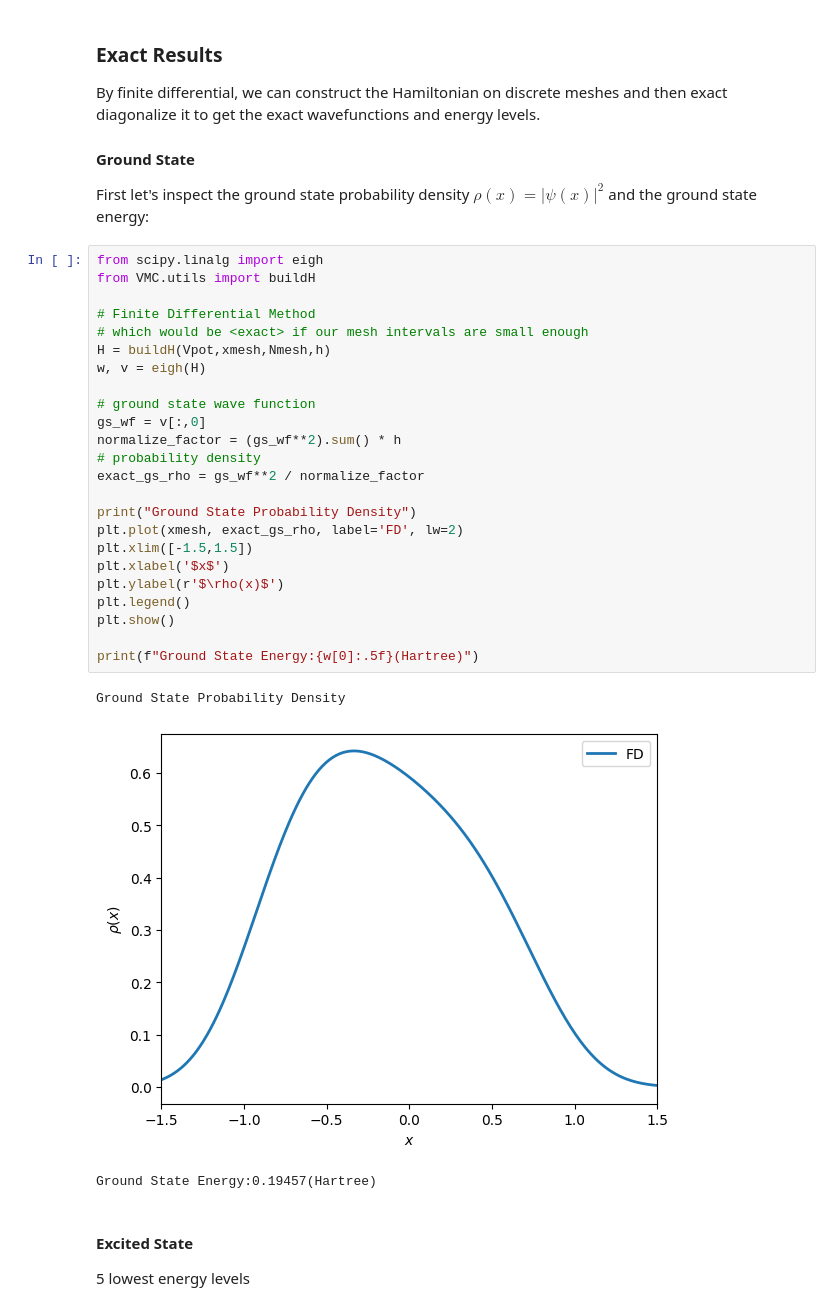
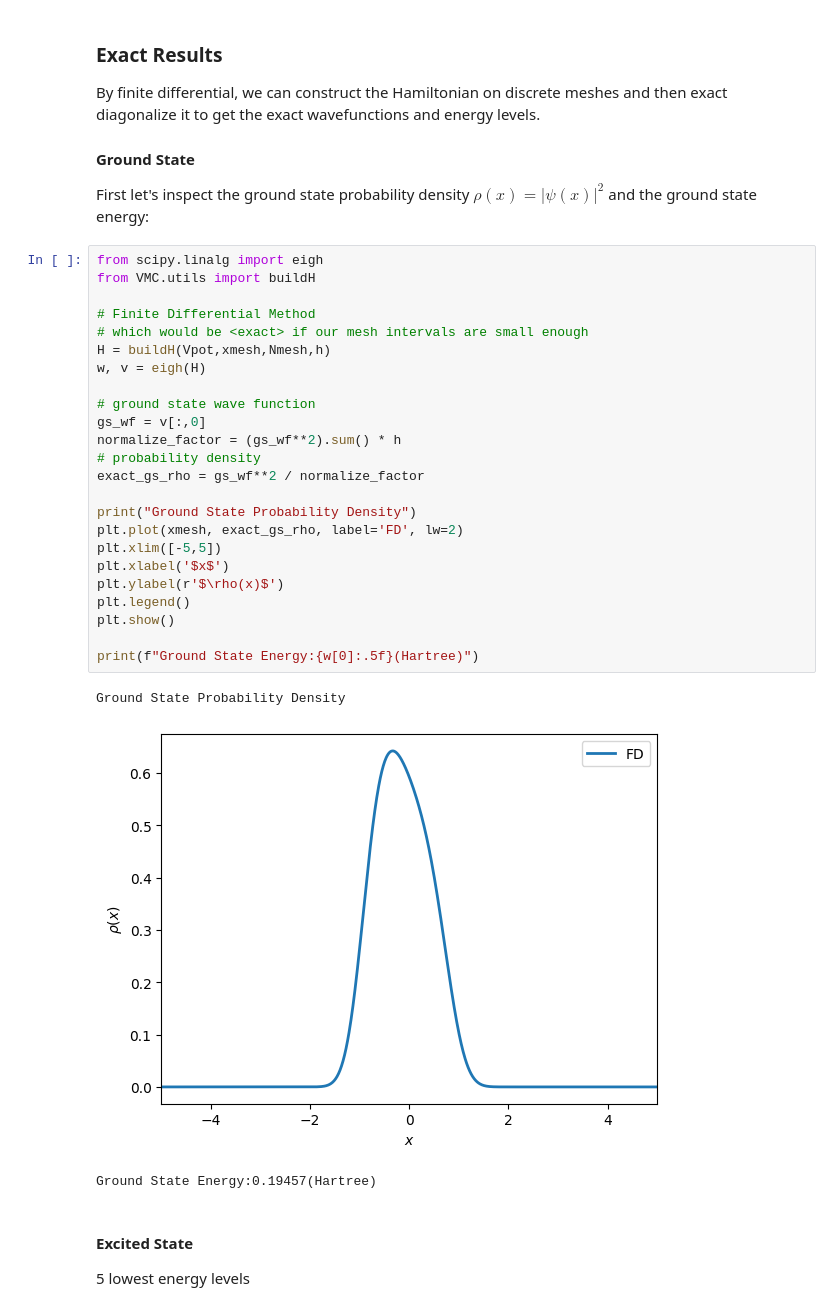
Before and after one commit to rswang42/2024July1DQuantum, a Jupyter notebook: VMC/vmc.ipynb, the cells around one changed output. Saved outputs shown, nothing was run; the diff lists cells and outputs as text.

```diff
--- a/VMC/vmc.ipynb
+++ b/VMC/vmc.ipynb
@@ -68,30 +68,30 @@ First let's inspect the ground state probability density $\rho(x) = |\psi(x)|^2$
 # %%
 from scipy.linalg import eigh
 from VMC.utils import buildH
 
 # Finite Differential Method
 # which would be <exact> if our mesh intervals are small enough
 H = buildH(Vpot,xmesh,Nmesh,h)
 w, v = eigh(H)
 
 # ground state wave function
 gs_wf = v[:,0]
 normalize_factor = (gs_wf**2).sum() * h
 # probability density
 exact_gs_rho = gs_wf**2 / normalize_factor
 
 print("Ground State Probability Density")
 plt.plot(xmesh, exact_gs_rho, label='FD', lw=2)
-plt.xlim([-1.5,1.5])
+plt.xlim([-5,5])
 plt.xlabel('$x$')
 plt.ylabel(r'$\rho(x)$')
 plt.legend()
 plt.show()
 
 print(f"Ground State Energy:{w[0]:.5f}(Hartree)")
 # %% [output]
 Ground State Probability Density
-[figure, old version]
+[figure, new version]
 Ground State Energy:0.19457(Hartree)
 # %% [markdown]
 #### Excited State
```
Also changed, not shown: parts of 13 cells of this notebook, 3 other files.
